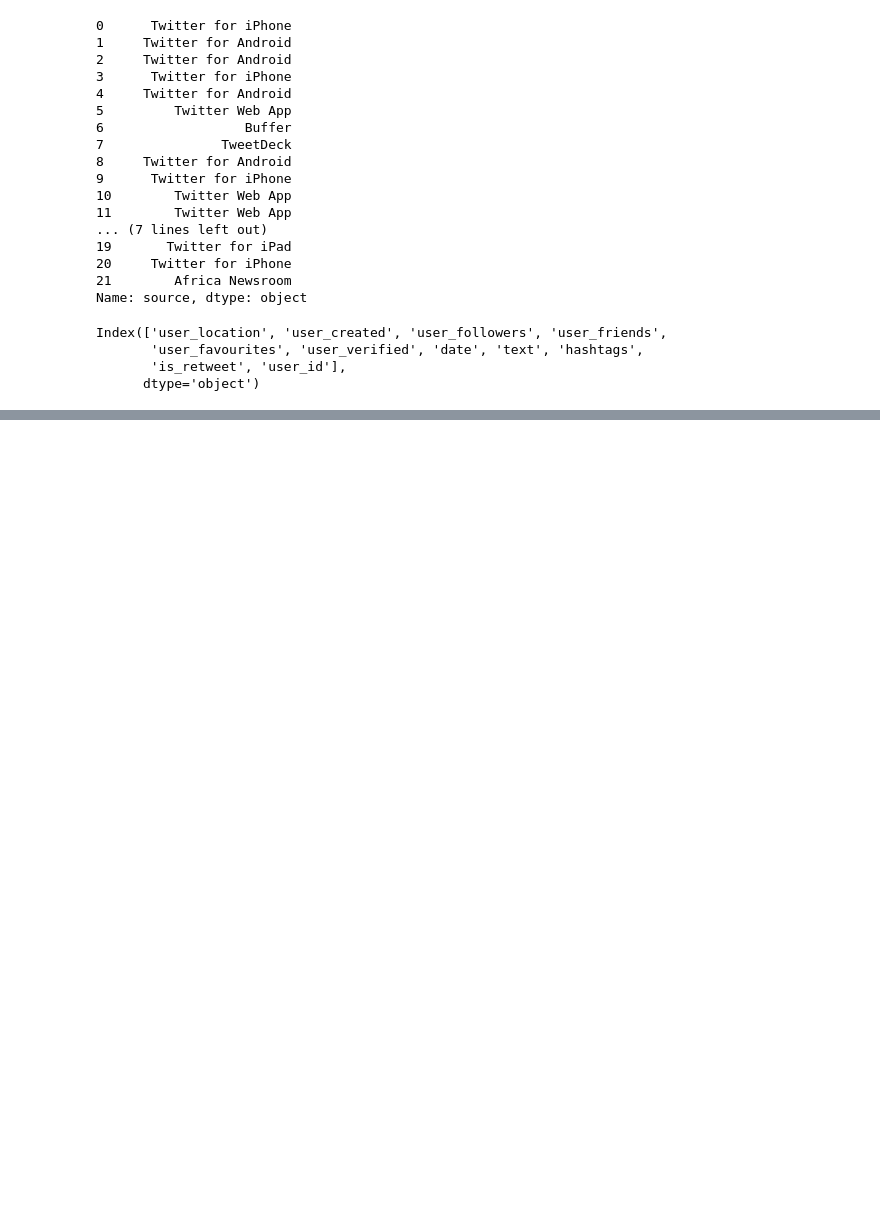
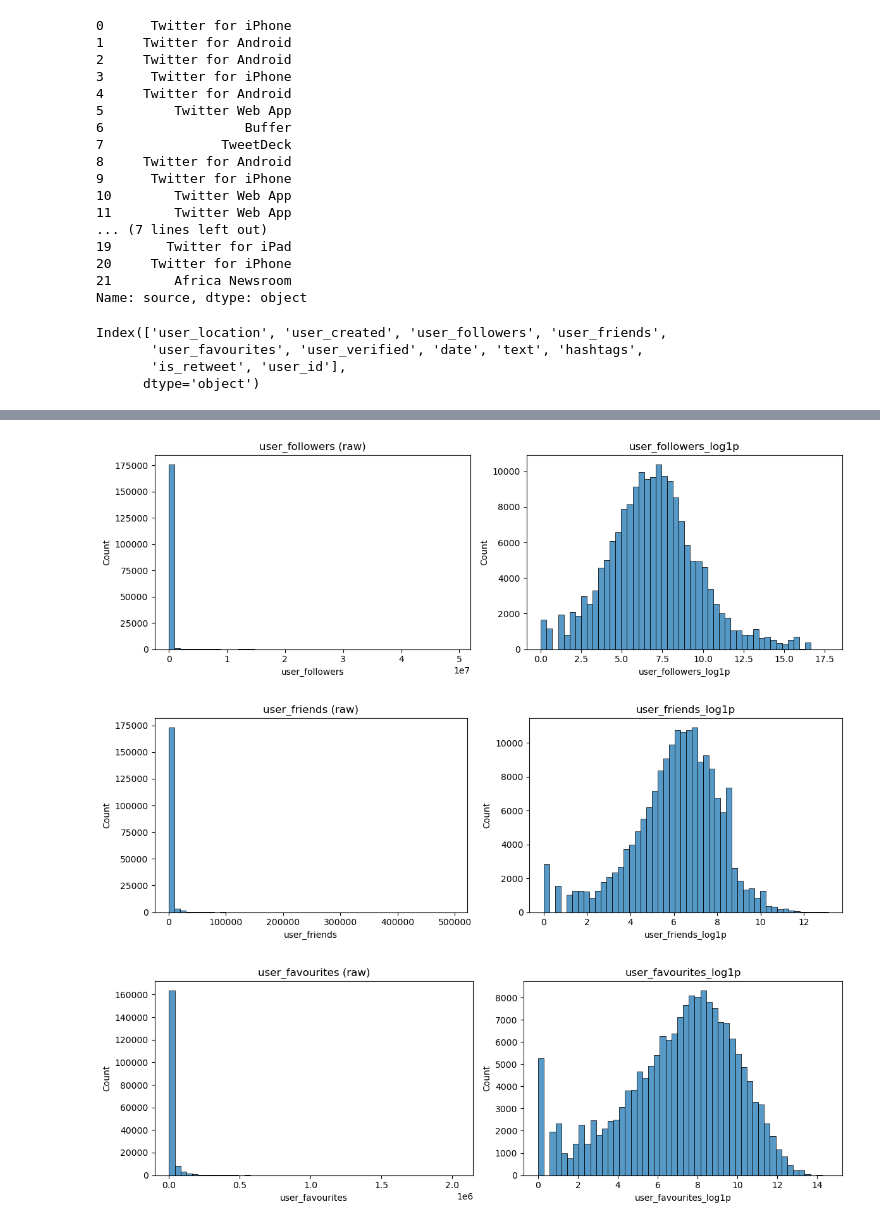
Before and after one commit to clarissecasicarino/sentiment-classifier, a Jupyter notebook: notebooks/classification_capstone.ipynb, the cells around one changed output, grey strips where cells are left out. Cells and saved outputs as stored; diff of their text form; code cells hidden in the pictures; blank space fills up the shorter version.

```diff
--- a/notebooks/classification_capstone.ipynb
+++ b/notebooks/classification_capstone.ipynb
@@ -213,0 +394,33 @@ user_id: min=0, max=92275
+# %%
+# Log-transform the count features to reduce the impact of extremes
+for col in ['user_followers', 'user_friends', 'user_favourites']:
+    df[f'{col}_log1p'] = np.log1p(df[col])
+# %%
+import matplotlib.pyplot as plt
+import seaborn as sns
+
+def plot_before_after_log(df, column):
+    raw = df[column]
+    logged = df[f'{column}_log1p']
+
+    fig, axes = plt.subplots(1, 2, figsize=(12, 4))
+
+    # Before log-transform
+    sns.histplot(raw, bins=50, ax=axes[0])
+    axes[0].set_title(f'{column} (raw)')
+    axes[0].set_xlabel(column)
+
+    # After log-transform
+    sns.histplot(logged, bins=50, ax=axes[1])
+    axes[1].set_title(f'{column}_log1p')
+    axes[1].set_xlabel(f'{column}_log1p')
+
+    plt.tight_layout()
+    plt.show()
+
+for col in ['user_followers', 'user_friends', 'user_favourites']:
+    plot_before_after_log(df, col)
+# %% [output]
+[figure, added]
+[figure, added]
+[figure, added]
```
Also changed, not shown: parts of 24 cells of this notebook.
